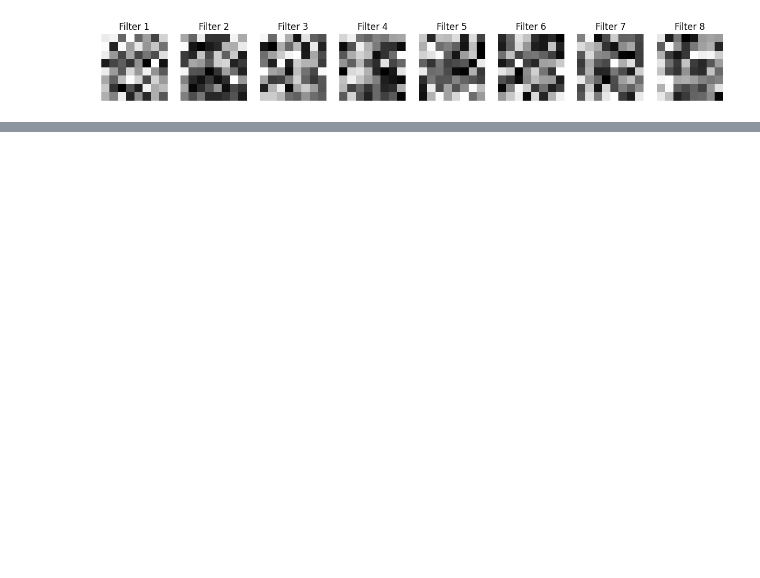
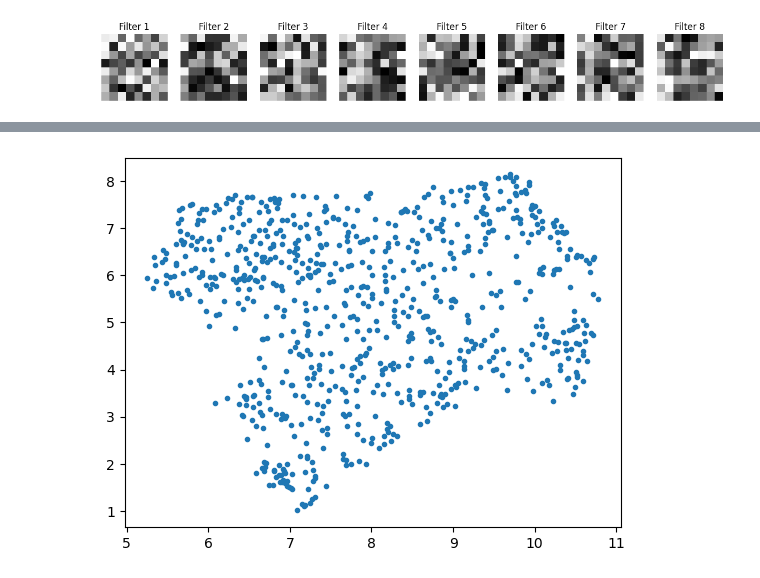
Before and after one commit to AsbjornPreuss/AppMLFinalProject, a Jupyter notebook: autoencoder_64x64_meta_smallconv.ipynb, the cells around one changed output, grey strips where cells are left out. Drawn from its saved outputs; the diff is of its cells as text; code cells hidden in the pictures; blank space fills up the shorter version.

```diff
--- a/autoencoder_64x64_meta_smallconv.ipynb
+++ b/autoencoder_64x64_meta_smallconv.ipynb
@@ -578,0 +588,9 @@ plot_initial_convolutions(encoder)
+# %%
+umapx,umapy = UMAP(n_components=2).fit_transform(latent_coords).T
+auto_labels = DBSCAN(eps = 0.5,min_samples=3).fit(np.array([umapx,umapy]).T)
+
+for label in set(auto_labels.labels_):
+    mask = auto_labels.labels_ == label
+    plt.plot(umapx[mask],umapy[mask],".")
+# %% [output]
+[figure, added]
```
Also changed, not shown: parts of 17 cells of this notebook.
